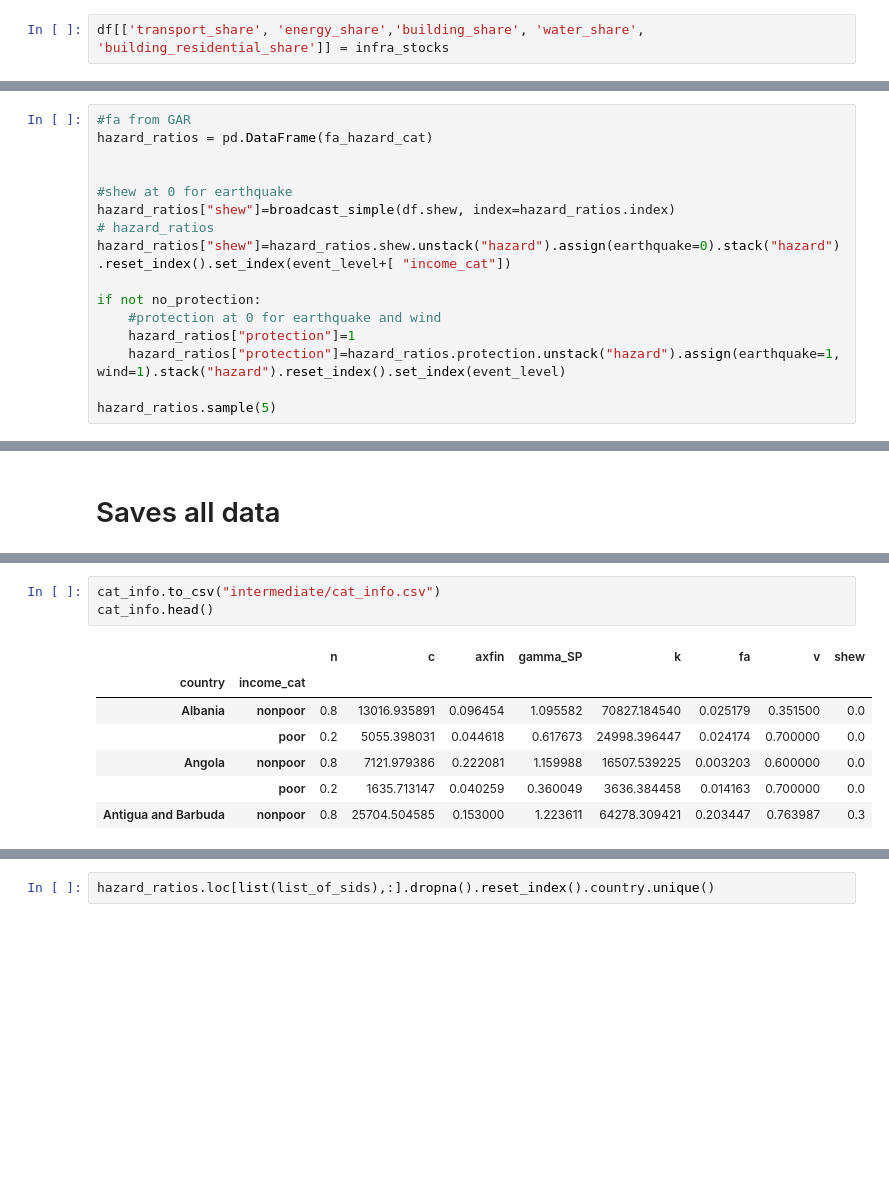
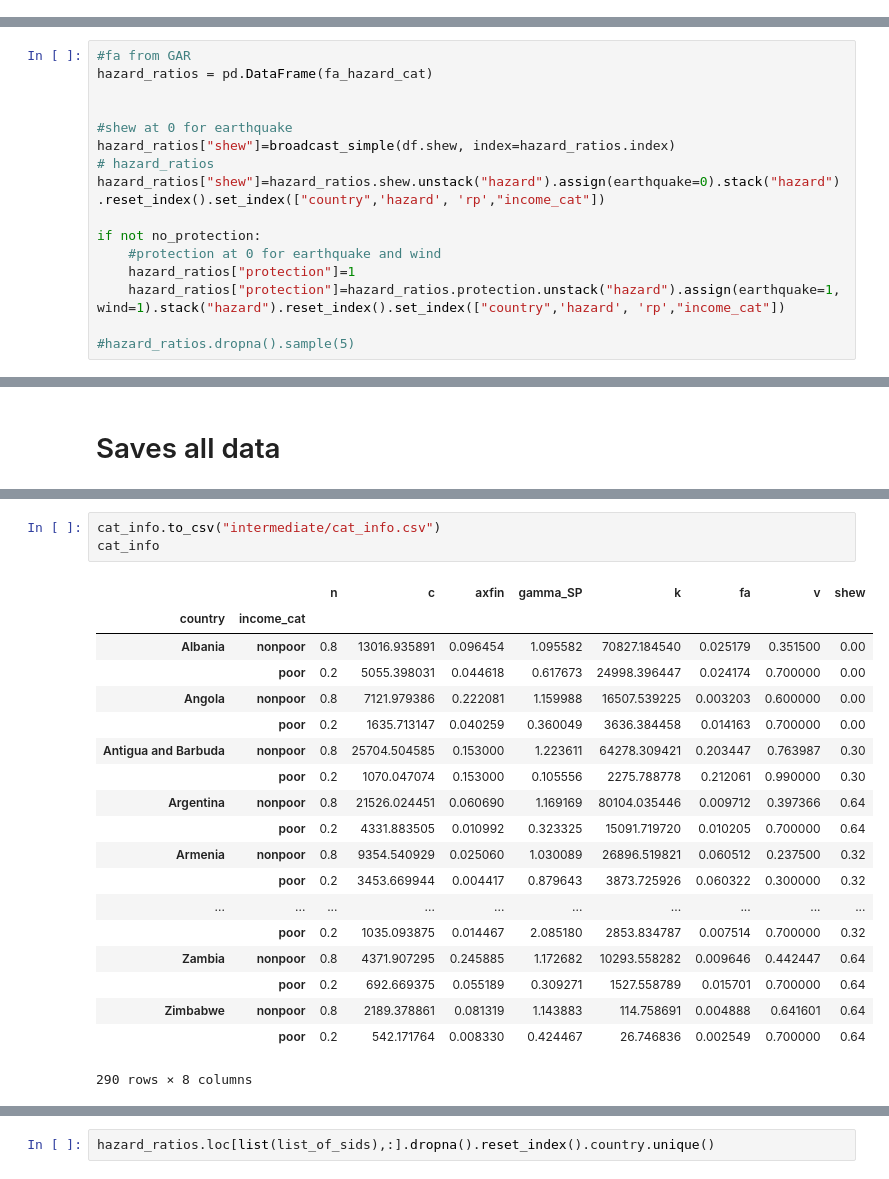
Before and after one commit to julierozz/resilience_indicator_SIDS, a Jupyter notebook: gather_data.ipynb, the cells around one changed output, grey strips where cells are left out. Cells and saved outputs as stored; diff of their text form; blank space fills up the shorter version.

```diff
--- a/gather_data.ipynb
+++ b/gather_data.ipynb
@@ -427,2 +437,0 @@ infra_stocks
-# %%
-df[['transport_share', 'energy_share','building_share', 'water_share', 'building_residential_share']] = infra_stocks
@@ -1076,11 +1072,11 @@ hazard_ratios = pd.DataFrame(fa_hazard_cat)
 #shew at 0 for earthquake
 hazard_ratios["shew"]=broadcast_simple(df.shew, index=hazard_ratios.index)
 # hazard_ratios
-hazard_ratios["shew"]=hazard_ratios.shew.unstack("hazard").assign(earthquake=0).stack("hazard").reset_index().set_index(event_level+[ "income_cat"])
+hazard_ratios["shew"]=hazard_ratios.shew.unstack("hazard").assign(earthquake=0).stack("hazard").reset_index().set_index(["country",'hazard', 'rp',"income_cat"])
 
 if not no_protection:
     #protection at 0 for earthquake and wind
     hazard_ratios["protection"]=1
-    hazard_ratios["protection"]=hazard_ratios.protection.unstack("hazard").assign(earthquake=1, wind=1).stack("hazard").reset_index().set_index(event_level)
+    hazard_ratios["protection"]=hazard_ratios.protection.unstack("hazard").assign(earthquake=1, wind=1).stack("hazard").reset_index().set_index(["country",'hazard', 'rp',"income_cat"])
 
-hazard_ratios.sample(5)
+#hazard_ratios.dropna().sample(5)
@@ -1405,11 +1388,23 @@ df_in.loc[list(list_of_sids),:].dropna()
 # %%
 cat_info.to_csv("intermediate/cat_info.csv")
-cat_info.head()
+cat_info
 # %% [output]
 |  |  | n | c | axfin | gamma_SP | k | fa | v | shew |
 | country | income_cat |  |  |  |  |  |  |  |  |
-| Albania | nonpoor | 0.8 | 13016.935891 | 0.096454 | 1.095582 | 70827.184540 | 0.025179 | 0.351500 | 0.0 |
-|  | poor | 0.2 | 5055.398031 | 0.044618 | 0.617673 | 24998.396447 | 0.024174 | 0.700000 | 0.0 |
-| Angola | nonpoor | 0.8 | 7121.979386 | 0.222081 | 1.159988 | 16507.539225 | 0.003203 | 0.600000 | 0.0 |
-|  | poor | 0.2 | 1635.713147 | 0.040259 | 0.360049 | 3636.384458 | 0.014163 | 0.700000 | 0.0 |
-| Antigua and Barbuda | nonpoor | 0.8 | 25704.504585 | 0.153000 | 1.223611 | 64278.309421 | 0.203447 | 0.763987 | 0.3 |
+| Albania | nonpoor | 0.8 | 13016.935891 | 0.096454 | 1.095582 | 70827.184540 | 0.025179 | 0.351500 | 0.00 |
+|  | poor | 0.2 | 5055.398031 | 0.044618 | 0.617673 | 24998.396447 | 0.024174 | 0.700000 | 0.00 |
+| Angola | nonpoor | 0.8 | 7121.979386 | 0.222081 | 1.159988 | 16507.539225 | 0.003203 | 0.600000 | 0.00 |
+|  | poor | 0.2 | 1635.713147 | 0.040259 | 0.360049 | 3636.384458 | 0.014163 | 0.700000 | 0.00 |
+| Antigua and Barbuda | nonpoor | 0.8 | 25704.504585 | 0.153000 | 1.223611 | 64278.309421 | 0.203447 | 0.763987 | 0.30 |
+|  | poor | 0.2 | 1070.047074 | 0.153000 | 0.105556 | 2275.788778 | 0.212061 | 0.990000 | 0.30 |
+| Argentina | nonpoor | 0.8 | 21526.024451 | 0.060690 | 1.169169 | 80104.035446 | 0.009712 | 0.397366 | 0.64 |
+|  | poor | 0.2 | 4331.883505 | 0.010992 | 0.323325 | 15091.719720 | 0.010205 | 0.700000 | 0.64 |
+| Armenia | nonpoor | 0.8 | 9354.540929 | 0.025060 | 1.030089 | 26896.519821 | 0.060512 | 0.237500 | 0.32 |
+|  | poor | 0.2 | 3453.669944 | 0.004417 | 0.879643 | 3873.725926 | 0.060322 | 0.300000 | 0.32 |
+| ... | ... | ... | ... | ... | ... | ... | ... | ... | ... |
+|  | poor | 0.2 | 1035.093875 | 0.014467 | 2.085180 | 2853.834787 | 0.007514 | 0.700000 | 0.32 |
+| Zambia | nonpoor | 0.8 | 4371.907295 | 0.245885 | 1.172682 | 10293.558282 | 0.009646 | 0.442447 | 0.64 |
+|  | poor | 0.2 | 692.669375 | 0.055189 | 0.309271 | 1527.558789 | 0.015701 | 0.700000 | 0.64 |
+| Zimbabwe | nonpoor | 0.8 | 2189.378861 | 0.081319 | 1.143883 | 114.758691 | 0.004888 | 0.641601 | 0.64 |
+|  | poor | 0.2 | 542.171764 | 0.008330 | 0.424467 | 26.746836 | 0.002549 | 0.700000 | 0.64 |
+290 rows × 8 columns
```
Also changed, not shown: parts of 42 cells of this notebook.
